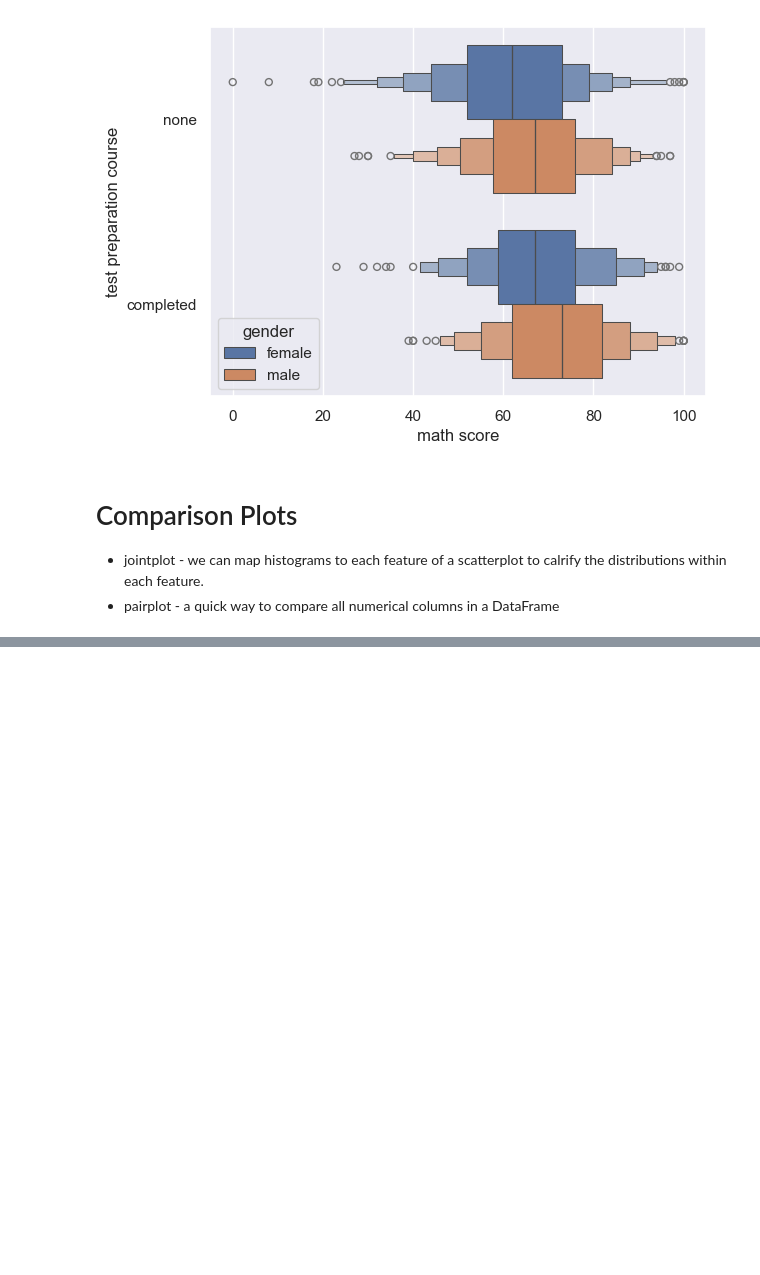
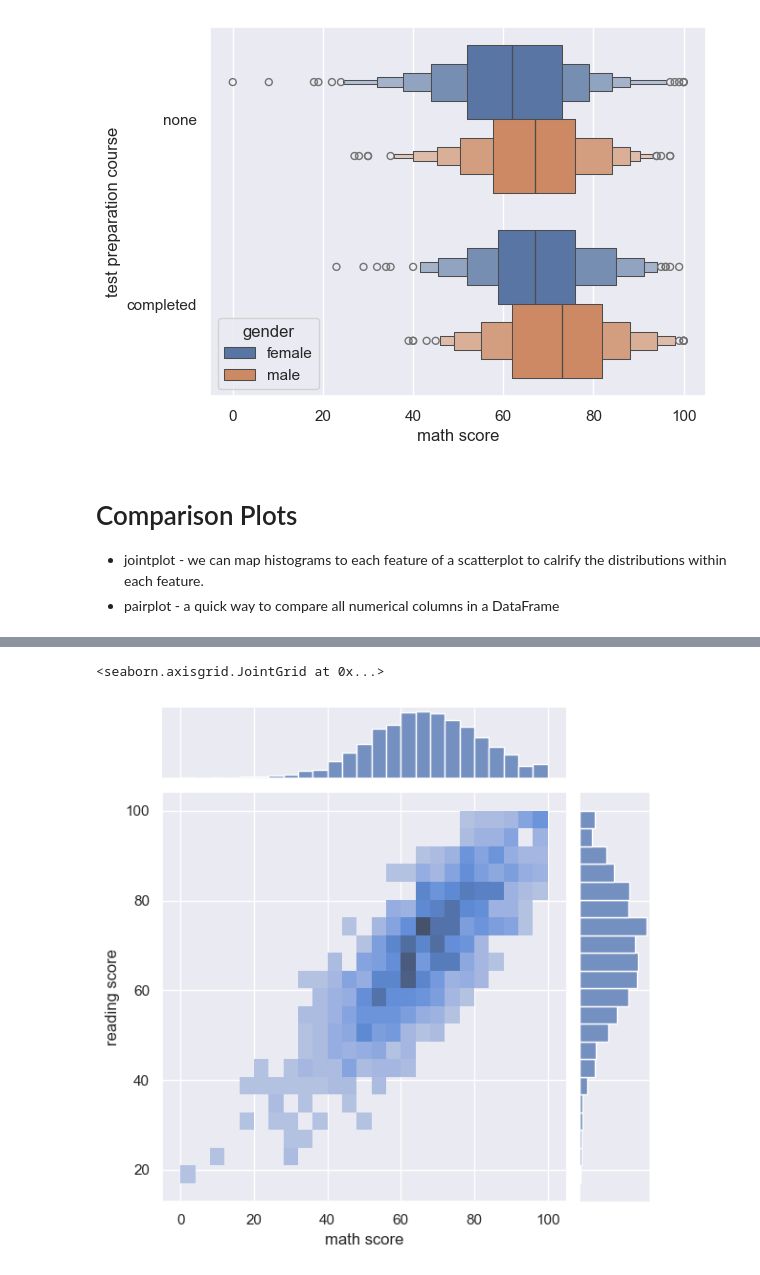
Before and after one commit to Daniel-Aguila/MLandDS, a Jupyter notebook: searbornBasics.ipynb, the cells around one changed output, grey strips where cells are left out. Drawn from its saved outputs; the diff is of its cells as text; code cells hidden in the pictures; blank space fills up the shorter version.

```diff
--- a/searbornBasics.ipynb
+++ b/searbornBasics.ipynb
@@ -247,0 +271,6 @@ sns.boxenplot(x='math score',y='test preparation course', data=df, hue='gender')
+# %%
+sns.jointplot(data=df,x='math score',y='reading score',kind='hist')
+#this lines up with the histograms
+# %% [output]
+<seaborn.axisgrid.JointGrid at 0x...>
+[figure, added]
```
Also changed, not shown: parts of 14 cells of this notebook.
